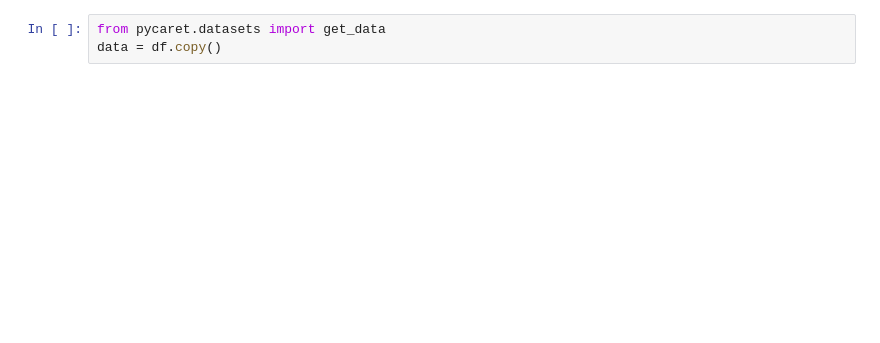
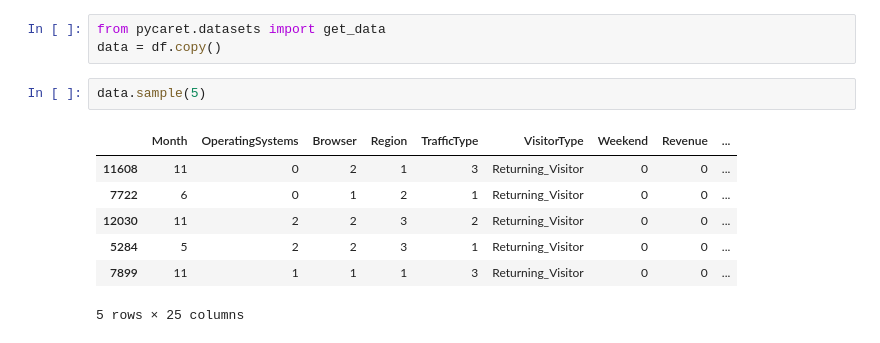
Before and after one commit to rahmars18/FinalProject, a Jupyter notebook: Machine_Learning_Evaluation.ipynb, the cells around one changed output. Drawn from its saved outputs; the diff is of its cells as text; blank space fills up the shorter version.

```diff
--- a/Machine_Learning_Evaluation.ipynb
+++ b/Machine_Learning_Evaluation.ipynb
@@ -355,6 +322,16 @@ Successfully installed Mako-1.2.4 alembic-1.8.1 blis-0.7.9 catalogue-2.0.8 catbo
 # %%
 from pycaret.datasets import get_data
 data = df.copy()
+# %%
+data.sample(5)
+# %% [output]
+|  | Month | OperatingSystems | Browser | Region | TrafficType | VisitorType | Weekend | Revenue | ... |
+| 11608 | 11 | 0 | 2 | 1 | 3 | Returning_Visitor | 0 | 0 | ... |
+| 7722 | 6 | 0 | 1 | 2 | 1 | Returning_Visitor | 0 | 0 | ... |
+| 12030 | 11 | 2 | 2 | 3 | 2 | Returning_Visitor | 0 | 0 | ... |
+| 5284 | 5 | 2 | 2 | 3 | 1 | Returning_Visitor | 0 | 0 | ... |
+| 7899 | 11 | 1 | 1 | 1 | 3 | Returning_Visitor | 0 | 0 | ... |
+5 rows × 25 columns
 # %%
 from pycaret.classification import *
 s = setup(data, target='Revenue', fold_shuffle=True)
```
Also changed, not shown: parts of 19 cells of this notebook, 1 other file.
